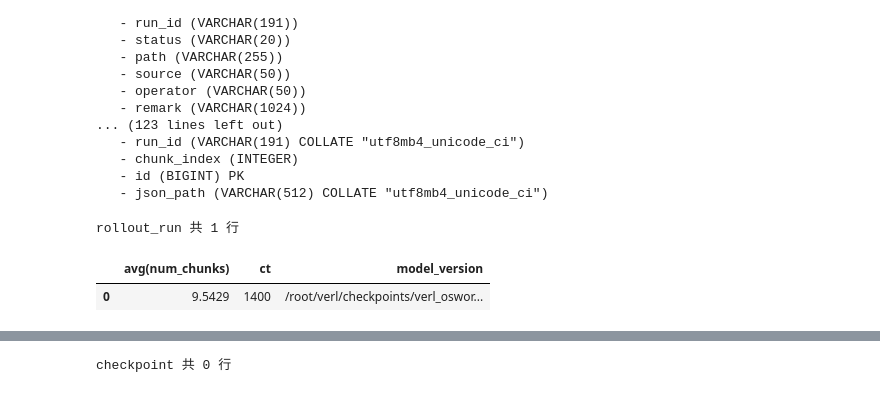
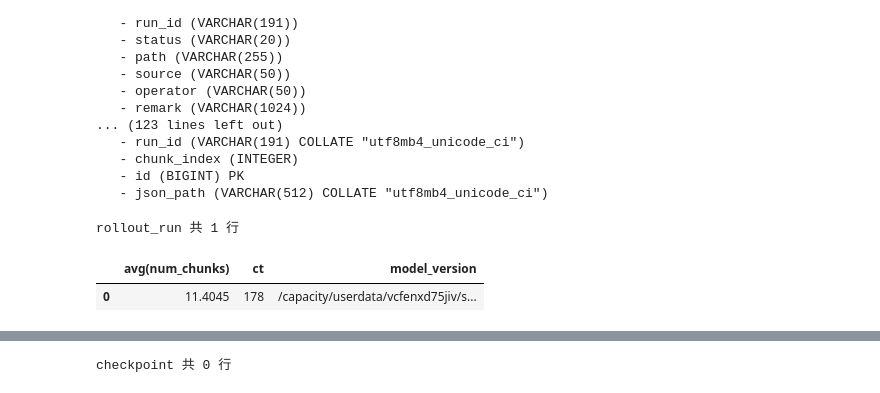
Before and after one commit to Computer-use-agents/dart-gui, a Jupyter notebook: rollouter/scripts/test_mysql.ipynb, the cells around one changed output, grey strips where cells are left out. Cells and saved outputs as stored; diff of their text form; code cells hidden in the pictures.

```diff
--- a/rollouter/scripts/test_mysql.ipynb
+++ b/rollouter/scripts/test_mysql.ipynb
@@ -55,17 +55,17 @@ for tbl in metadata.sorted_tables:
    - json_path (VARCHAR(512) COLLATE "utf8mb4_unicode_ci")
 # %%
 # run_id="results/pass16_20250901_train15_pass16_gpu2_env20_vllm_logp_maxstep15"# results/test_for_train_instruction
-run_id="results/pass16_20250902_train90_pass16_gpu2_env20_vllm_logp_maxstep50"
+run_id="results/pass8_20250903_train15_pass8_gpu2_env20_vllm_logp_maxstep15_imgpt_tokenidpt_train"
 with engine.connect() as conn:
     result = conn.execute(text(f"SELECT count(*) ct, avg(num_chunks), model_version FROM `rollout_run` where run_id='{run_id}' group by model_version"))
     rows = result.mappings().all()   # list[dict]，便于后续处理
 print(f"rollout_run 共 {len(rows)} 行")
 # 可选：转成 DataFrame 方便查看
 import pandas as pd; pd.DataFrame(rows)
 # %% [output]
 rollout_run 共 1 行
 |  | avg(num_chunks) | ct | model_version |
-| 0 | 9.5429 | 1400 | /root/verl/checkpoints/verl_oswor... |
+| 0 | 11.4045 | 178 | /capacity/userdata/vcfenxd75jiv/s... |
 # %%
 # results/pass16_20250901_train15_pass16_gpu2_env20_vllm_logp_maxstep15
 
```
Also changed, not shown: parts of 1 cell of this notebook, 7 other files.
